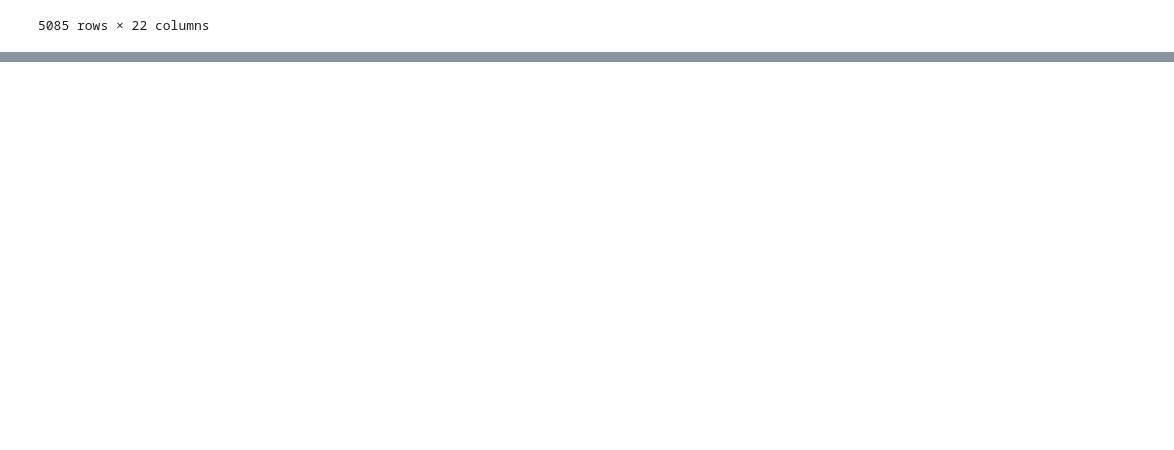
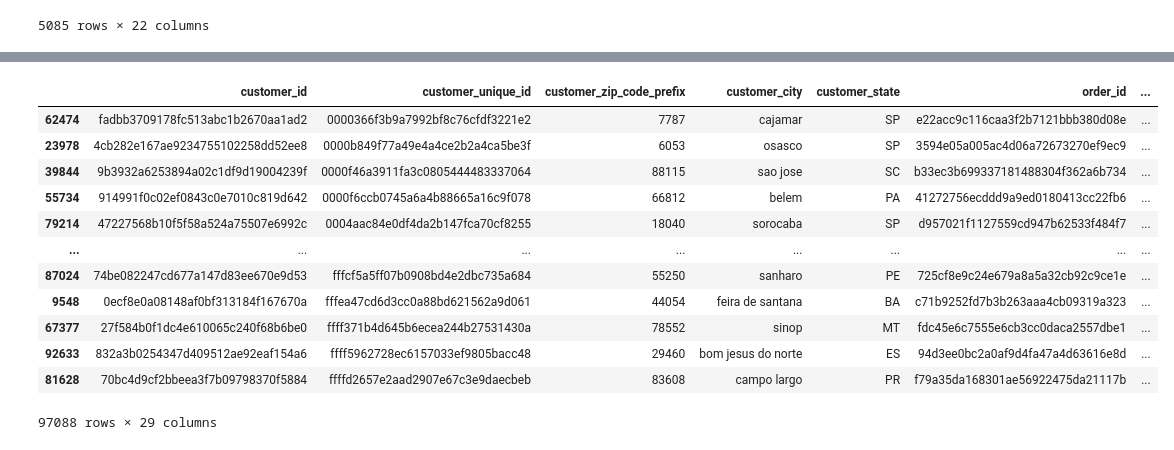
Before and after one commit to Mocuss/FESI-Crew, a Jupyter notebook: EDA.ipynb, the cells around one changed output, grey strips where cells are left out. Cells and saved outputs as stored; diff of their text form; code cells hidden in the pictures; blank space fills up the shorter version.

```diff
--- a/EDA.ipynb
+++ b/EDA.ipynb
@@ -792,0 +837,28 @@ filtered_customer_orders_payment_reviews_item_V1df.to_csv('merged_dataset.csv',
+# %%
+#delivery lag- looks at how much time was taken from purchase to delivery
+filtered_customer_orders_payment_reviews_item_V1df['delivery_lag'] = (filtered_customer_orders_payment_reviews_item_V1df['delivered_dt'] - filtered_customer_orders_payment_reviews_item_V1df['purchase_dt']).dt.days
+#compare the delivery date with the estimated date, was the thing late?
+filtered_customer_orders_payment_reviews_item_V1df['on_time'] = (filtered_customer_orders_payment_reviews_item_V1df['delivered_dt'] <= filtered_customer_orders_payment_reviews_item_V1df['est_dt']).astype(int)
+#original dataset name was way too long, I shortene it to merged dataset.
+merged_dataset = filtered_customer_orders_payment_reviews_item_V1df.sort_values(['customer_unique_id', 'purchase_dt'])
+
+# Add previous purchase date per customer
+merged_dataset['prev_purchase'] = merged_dataset.groupby('customer_unique_id')['purchase_dt'].shift()
+
+# Calculate days between purchases
+merged_dataset['days_between'] = (merged_dataset['purchase_dt'] - merged_dataset['prev_purchase']).dt.days
+merged_dataset
+# %% [output]
+|  | customer_id | customer_unique_id | customer_zip_code_prefix | customer_city | customer_state | order_id | ... |
+| 62474 | fadbb3709178fc513abc1b2670aa1ad2 | 0000366f3b9a7992bf8c76cfdf3221e2 | 7787 | cajamar | SP | e22acc9c116caa3f2b7121bbb380d08e | ... |
+| 23978 | 4cb282e167ae9234755102258dd52ee8 | 0000b849f77a49e4a4ce2b2a4ca5be3f | 6053 | osasco | SP | 3594e05a005ac4d06a72673270ef9ec9 | ... |
+| 39844 | 9b3932a6253894a02c1df9d19004239f | 0000f46a3911fa3c0805444483337064 | 88115 | sao jose | SC | b33ec3b699337181488304f362a6b734 | ... |
+| 55734 | 914991f0c02ef0843c0e7010c819d642 | 0000f6ccb0745a6a4b88665a16c9f078 | 66812 | belem | PA | 41272756ecddd9a9ed0180413cc22fb6 | ... |
+| 79214 | 47227568b10f5f58a524a75507e6992c | 0004aac84e0df4da2b147fca70cf8255 | 18040 | sorocaba | SP | d957021f1127559cd947b62533f484f7 | ... |
+| ... | ... | ... | ... | ... | ... | ... | ... |
+| 87024 | 74be082247cd677a147d83ee670e9d53 | fffcf5a5ff07b0908bd4e2dbc735a684 | 55250 | sanharo | PE | 725cf8e9c24e679a8a5a32cb92c9ce1e | ... |
+| 9548 | 0ecf8e0a08148af0bf313184f167670a | fffea47cd6d3cc0a88bd621562a9d061 | 44054 | feira de santana | BA | c71b9252fd7b3b263aaa4cb09319a323 | ... |
+| 67377 | 27f584b0f1dc4e610065c240f68b6be0 | ffff371b4d645b6ecea244b27531430a | 78552 | sinop | MT | fdc45e6c7555e6cb3cc0daca2557dbe1 | ... |
+| 92633 | 832a3b0254347d409512ae92eaf154a6 | ffff5962728ec6157033ef9805bacc48 | 29460 | bom jesus do norte | ES | 94d3ee0bc2a0af9d4fa47a4d63616e8d | ... |
+| 81628 | 70bc4d9cf2bbeea3f7b09798370f5884 | ffffd2657e2aad2907e67c3e9daecbeb | 83608 | campo largo | PR | f79a35da168301ae56922475da21117b | ... |
+97088 rows × 29 columns
```
Also changed, not shown: parts of 17 cells of this notebook.
